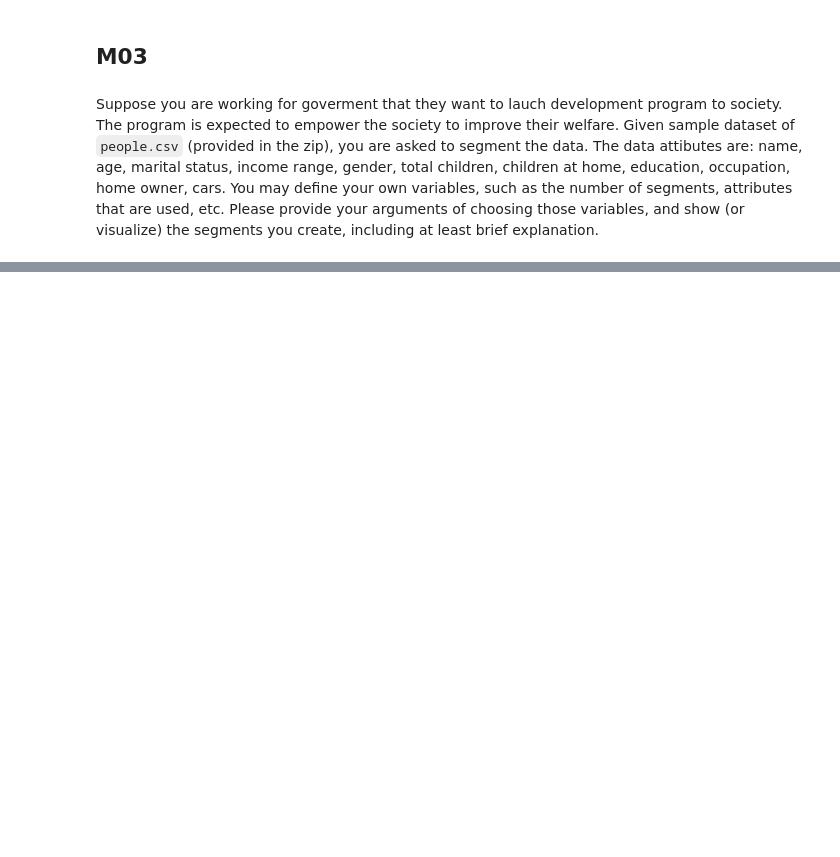
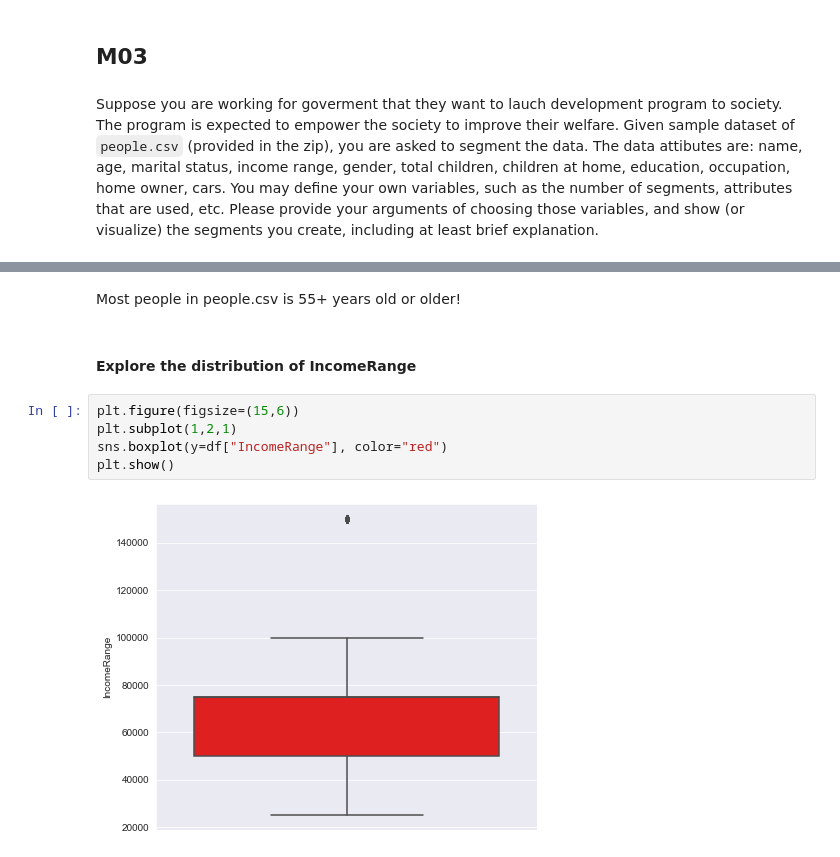
Before and after one commit to Kumaken/data-science-and-data-mining, a Jupyter notebook: Hands-ons/W13/W13-13517068-Abel_Stanley.ipynb, the cells around one changed output, grey strips where cells are left out. Cells and saved outputs as stored; diff of their text form; blank space fills up the shorter version.

```diff
--- a/Hands-ons/W13/W13-13517068-Abel_Stanley.ipynb
+++ b/Hands-ons/W13/W13-13517068-Abel_Stanley.ipynb
@@ -196,0 +329,11 @@ Suppose you are working for goverment that they want to lauch development progra
+# %% [markdown]
+Most people in people.csv is 55+ years old or older!
+# %% [markdown]
+#### Explore the distribution of IncomeRange
+# %%
+plt.figure(figsize=(15,6))
+plt.subplot(1,2,1)
+sns.boxplot(y=df["IncomeRange"], color="red")
+plt.show()
+# %% [output]
+[figure, added]
```
Also changed, not shown: parts of 55 cells of this notebook.
